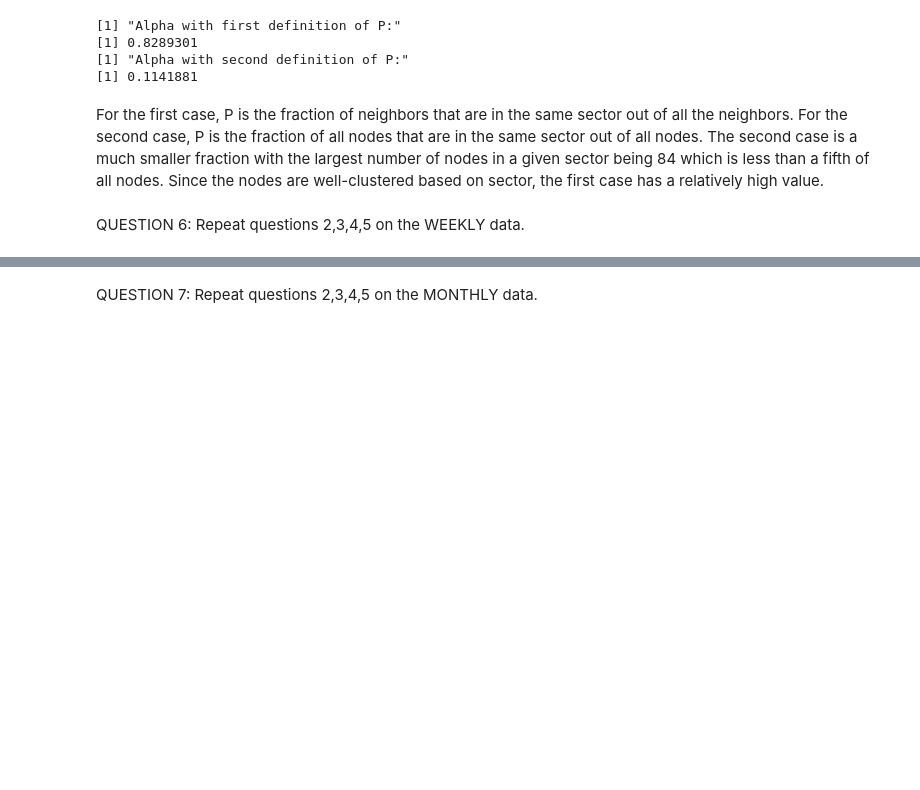
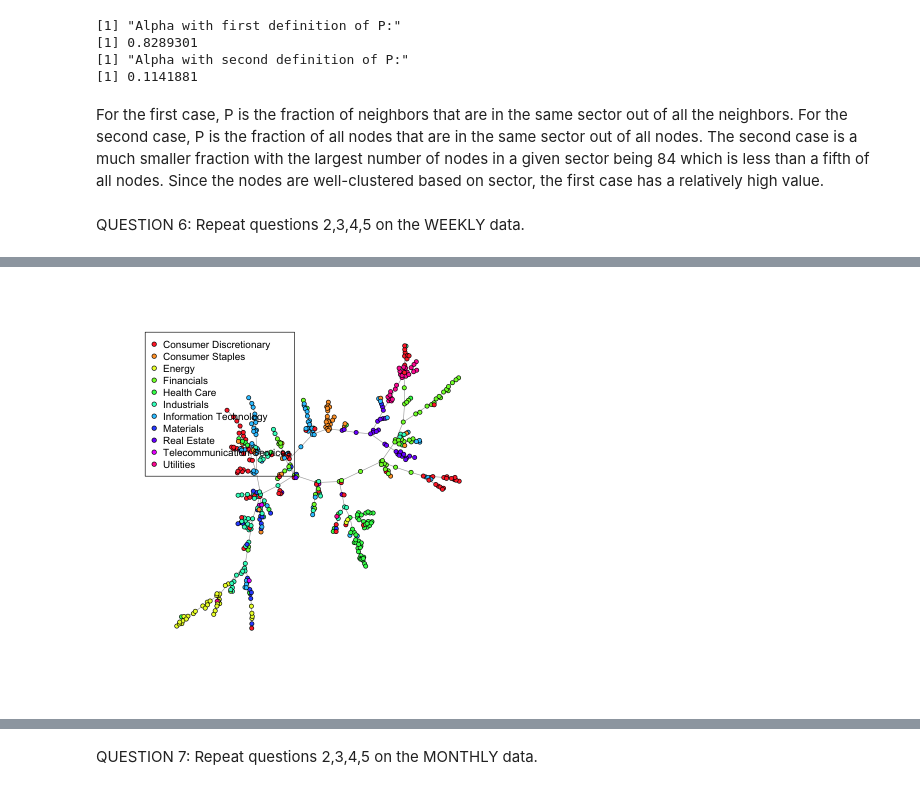
Before and after one commit to morgworth/ece232_team, a Jupyter notebook: Project 4/Morgan Project 4 Part 1.ipynb, the cells around one changed output, grey strips where cells are left out. Drawn from its saved outputs; the diff is of its cells as text; code cells hidden in the pictures; blank space fills up the shorter version.

```diff
--- a/Project 4/Morgan Project 4 Part 1.ipynb
+++ b/Project 4/Morgan Project 4 Part 1.ipynb
@@ -322,0 +200,8 @@ print(alpha2)
+# %%
+# Extracting and plotting the minimum spanning tree of the correlation graph
+mst_gw <- mst(week_m_g)
+colbar <- rainbow(num_sector,s = 0.8, v = 1)
+plot(mst_gw, vertex.size=3, vertex.label=NA, vertex.color=colbar[sectors.index])
+legend('topleft',legend=levels(sector.set),pch=21, pt.bg=colbar)
+# %% [output]
+[figure, added]
```
Also changed, not shown: parts of 37 cells of this notebook.
